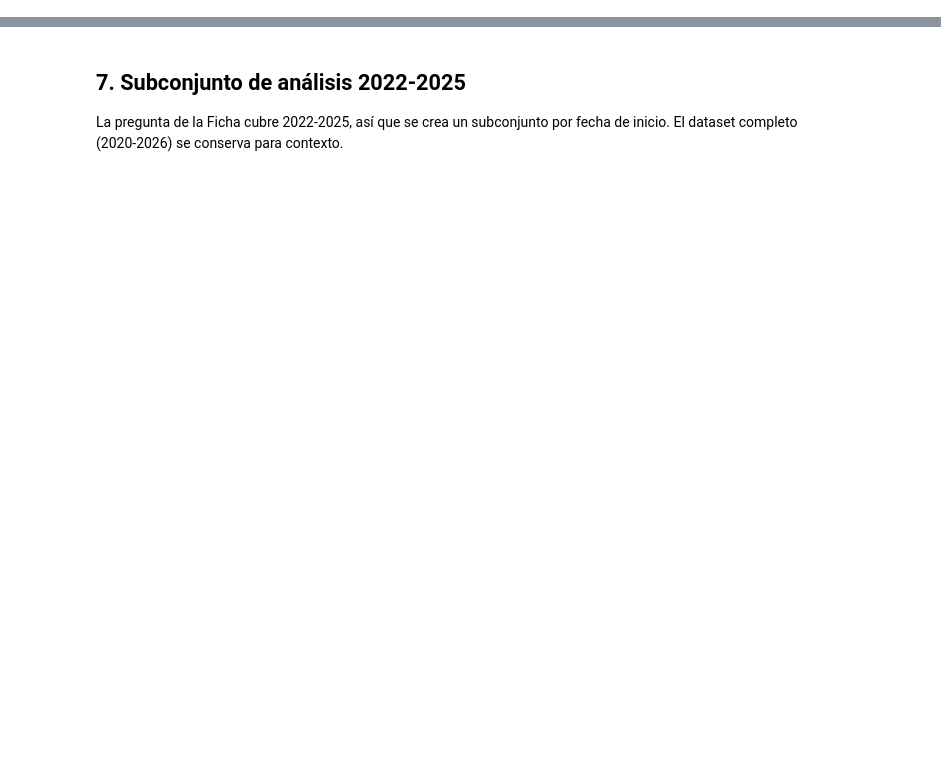
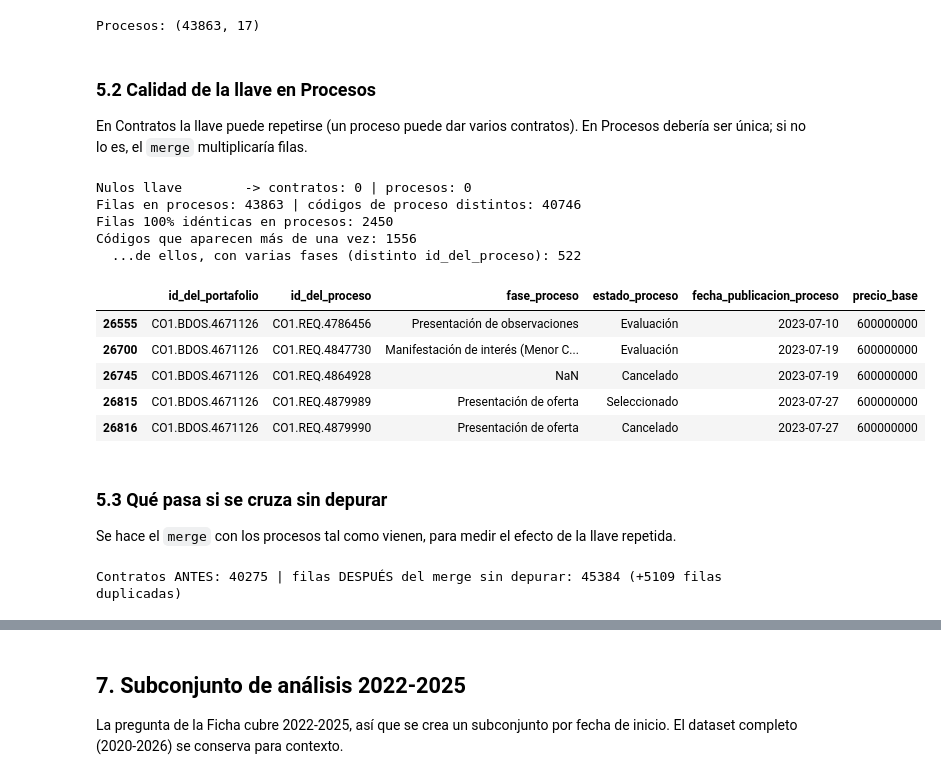
Before and after one commit to jahenao28-jh/contratacion-publica-pereira, a Jupyter notebook: notebooks/01_ingesta.ipynb, the cells around one changed output, grey strips where cells are left out. Saved outputs shown, nothing was run; the diff lists cells and outputs as text; code cells hidden in the pictures; blank space fills up the shorter version.

```diff
--- a/notebooks/01_ingesta.ipynb
+++ b/notebooks/01_ingesta.ipynb
@@ -121,0 +276,74 @@ print(df_final["modalidad_de_contratacion"].unique())
+# %%
+assert df_proc["nit_entidad"].astype(str).eq("891480030").all(), "Hay procesos de otra entidad"
+
+renombrar = {
+    "id_del_portafolio": "id_del_portafolio",
+    "id_del_proceso": "id_del_proceso",
+    "referencia_del_proceso": "referencia_del_proceso",
+    "nombre_de_la_unidad_de": "dependencia",
+    "justificaci_n_modalidad_de": "justificacion_modalidad",
+    "fase": "fase_proceso",
+    "estado_del_procedimiento": "estado_proceso",
+    "fecha_de_publicacion_del": "fecha_publicacion_proceso",
+    "precio_base": "precio_base",
+    "duracion": "duracion_proceso",
+    "unidad_de_duracion": "unidad_duracion_proceso",
+    "proveedores_invitados": "proveedores_invitados",
+    "proveedores_que_manifestaron": "proveedores_que_manifestaron",
+    "respuestas_al_procedimiento": "respuestas_al_procedimiento",
+    "proveedores_unicos_con": "proveedores_unicos_con_respuesta",
+    "modalidad_de_contratacion": "modalidad_de_contratacion_proceso",
+    "tipo_de_contrato": "tipo_de_contrato_proceso",
+}
+proc = df_proc[list(renombrar)].rename(columns=renombrar)
+
+proc["fecha_publicacion_proceso"] = pd.to_datetime(proc["fecha_publicacion_proceso"], errors="coerce")
+proc["precio_base"] = pd.to_numeric(proc["precio_base"], errors="coerce")
+for col in ["duracion_proceso", "proveedores_invitados", "proveedores_que_manifestaron",
+            "respuestas_al_procedimiento", "proveedores_unicos_con_respuesta"]:
+    proc[col] = pd.to_numeric(proc[col], errors="coerce").astype("Int64")
+
+print("Procesos:", proc.shape)
+# %% [output]
+Procesos: (43863, 17)
+# %% [markdown]
+### 5.2 Calidad de la llave en Procesos
+En Contratos la llave puede repetirse (un proceso puede dar varios contratos). En Procesos debería ser única; si no lo es, el `merge` multiplicaría filas.
+# %%
+LLAVE_C, LLAVE_P = "proceso_de_compra", "id_del_portafolio"
+
+print("Nulos llave        -> contratos:", df_final[LLAVE_C].isna().sum(), "| procesos:", proc[LLAVE_P].isna().sum())
+print("Filas en procesos:", len(proc), "| códigos de proceso distintos:", proc[LLAVE_P].nunique())
+print("Filas 100% idénticas en procesos:", proc.duplicated().sum())
+
+repetidos = proc[proc[LLAVE_P].duplicated(keep=False)]
+print("Códigos que aparecen más de una vez:", repetidos[LLAVE_P].nunique())
+print("  ...de ellos, con varias fases (distinto id_del_proceso):",
+      (repetidos.groupby(LLAVE_P)["id_del_proceso"].nunique() > 1).sum())
+# %% [output]
+Nulos llave        -> contratos: 0 | procesos: 0
+Filas en procesos: 43863 | códigos de proceso distintos: 40746
+Filas 100% idénticas en procesos: 2450
+Códigos que aparecen más de una vez: 1556
+  ...de ellos, con varias fases (distinto id_del_proceso): 522
+# %%
+# Ejemplo: un mismo proceso publicado en tres fases
+ejemplo = repetidos.groupby(LLAVE_P)["id_del_proceso"].nunique().idxmax()
+proc.loc[proc[LLAVE_P] == ejemplo,
+         [LLAVE_P, "id_del_proceso", "fase_proceso", "estado_proceso", "fecha_publicacion_proceso", "precio_base"]]
+# %% [output]
+|  | id_del_portafolio | id_del_proceso | fase_proceso | estado_proceso | fecha_publicacion_proceso | precio_base |
+| 26555 | CO1.BDOS.4671126 | CO1.REQ.4786456 | Presentación de observaciones | Evaluación | 2023-07-10 | 600000000 |
+| 26700 | CO1.BDOS.4671126 | CO1.REQ.4847730 | Manifestación de interés (Menor C... | Evaluación | 2023-07-19 | 600000000 |
+| 26745 | CO1.BDOS.4671126 | CO1.REQ.4864928 | NaN | Cancelado | 2023-07-19 | 600000000 |
+| 26815 | CO1.BDOS.4671126 | CO1.REQ.4879989 | Presentación de oferta | Seleccionado | 2023-07-27 | 600000000 |
+| 26816 | CO1.BDOS.4671126 | CO1.REQ.4879990 | Presentación de oferta | Cancelado | 2023-07-27 | 600000000 |
+# %% [markdown]
+### 5.3 Qué pasa si se cruza sin depurar
+Se hace el `merge` con los procesos tal como vienen, para medir el efecto de la llave repetida.
+# %%
+ingenuo = pd.merge(df_final, proc, left_on=LLAVE_C, right_on=LLAVE_P, how="left")
+print("Contratos ANTES:", len(df_final), "| filas DESPUÉS del merge sin depurar:", len(ingenuo),
+      f"(+{len(ingenuo) - len(df_final)} filas duplicadas)")
+# %% [output]
+Contratos ANTES: 40275 | filas DESPUÉS del merge sin depurar: 45384 (+5109 filas duplicadas)
```
Also changed, not shown: parts of 37 cells of this notebook, 2 other files.
